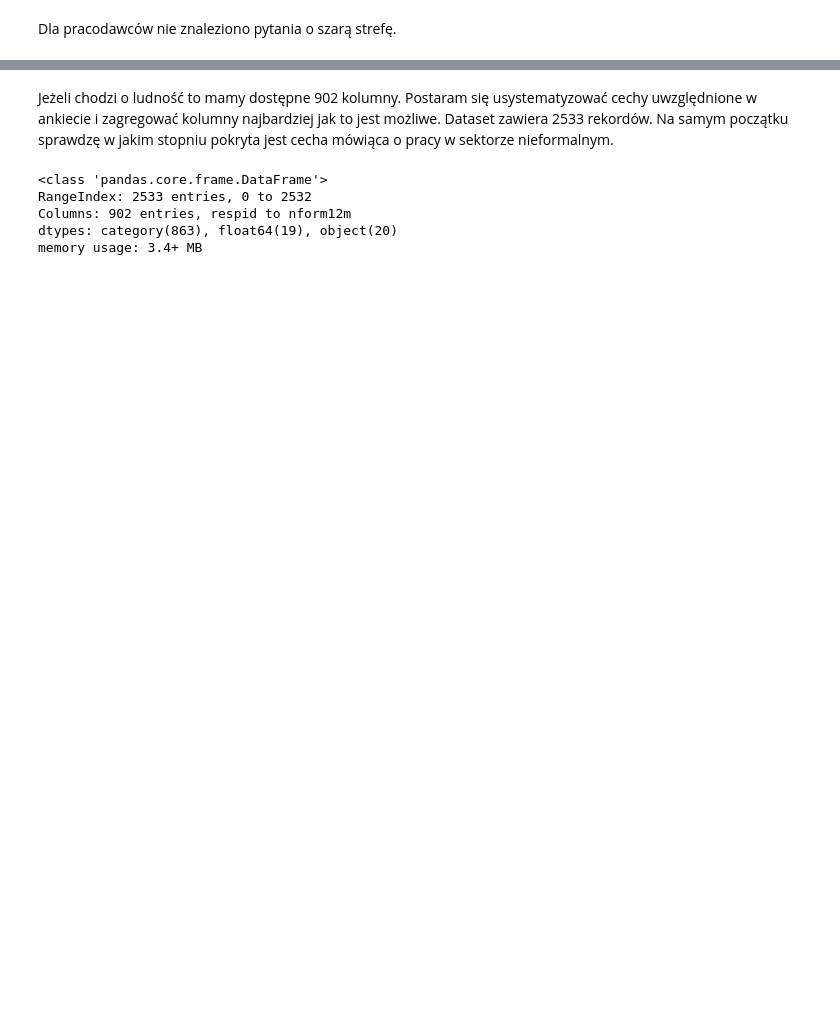
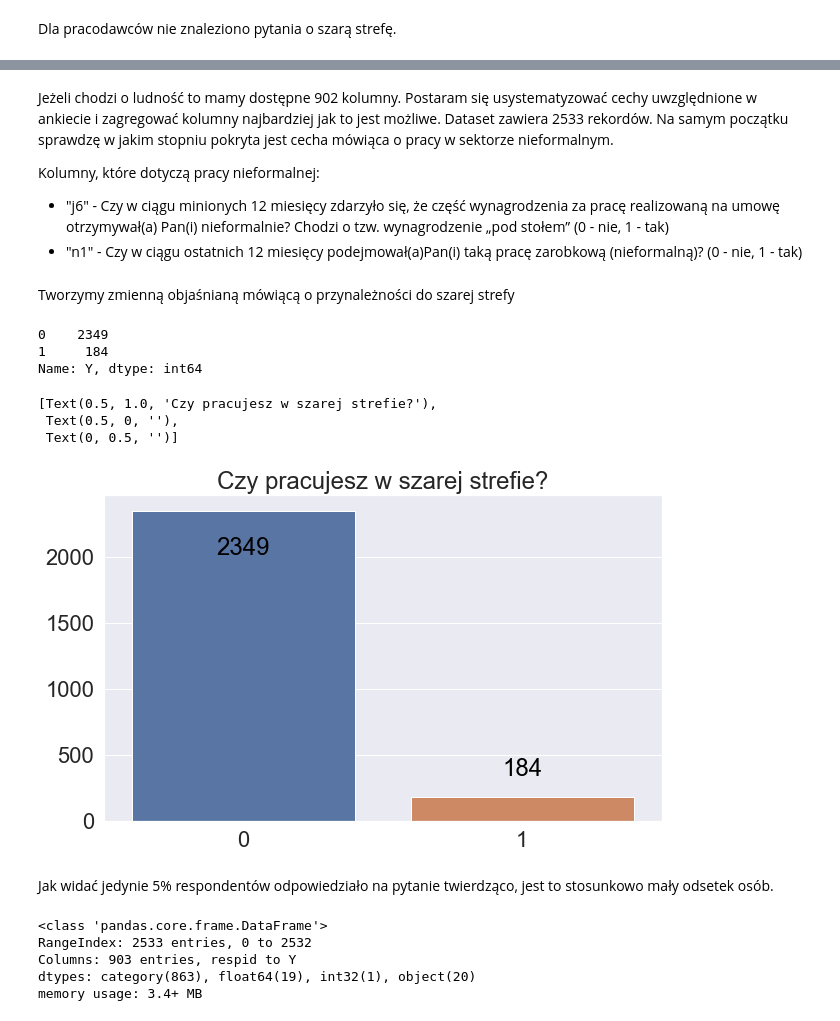
Before and after one commit to Carmui/GUS_ZADANIA, a Jupyter notebook: SHADOW_ECONOMY_FEATURE_CORRELATION/Shadow_Economy_Correlation_Model.ipynb, the cells around one changed output, grey strips where cells are left out. Saved outputs shown, nothing was run; the diff lists cells and outputs as text; code cells hidden in the pictures; blank space fills up the shorter version.

```diff
--- a/SHADOW_ECONOMY_FEATURE_CORRELATION/Shadow_Economy_Correlation_Model.ipynb
+++ b/SHADOW_ECONOMY_FEATURE_CORRELATION/Shadow_Economy_Correlation_Model.ipynb
@@ -22,10 +16,50 @@ Pracodawcy_df.head()
 # %% [markdown]
 Jeżeli chodzi o ludność to mamy dostępne 902 kolumny. Postaram się usystematyzować cechy uwzględnione w ankiecie i zagregować kolumny najbardziej jak to jest możliwe. Dataset zawiera 2533 rekordów. Na samym początku sprawdzę w jakim stopniu pokryta jest cecha mówiąca o pracy w sektorze nieformalnym.
+
+Kolumny, które dotyczą pracy nieformalnej:
+- "j6" - Czy w ciągu minionych 12 miesięcy zdarzyło się, że część wynagrodzenia za pracę realizowaną na umowę otrzymywał(a) Pan(i) nieformalnie? Chodzi o tzw. wynagrodzenie „pod stołem” (0 - nie, 1 - tak)
+- "n1" - Czy w ciągu ostatnich 12 miesięcy podejmował(a)Pan(i) taką pracę zarobkową (nieformalną)? (0 - nie, 1 - tak)
+# %% [markdown]
+Tworzymy zmienną objaśnianą mówiącą o przynależności do szarej strefy
+# %%
+# create a list of our conditions
+conditions = [
+    (Ludnosc_df['j6'] == "tak"),
+    (Ludnosc_df['n1'] == "tak"),
+    (Ludnosc_df['j6'] == "nie"),
+    (Ludnosc_df['n1'] == "nie"),
+    ]
+
+# create a list of the values we want to assign for each condition
+values = [1, 1, 0, 0]
+
+# create a new column and use np.select to assign values to it using our lists as arguments
+Ludnosc_df["Y"]  = np.select(conditions, values)
+# %%
+Ludnosc_df['Y'].value_counts()
+# %% [output]
+0    2349
+1     184
+Name: Y, dtype: int64
+# %%
+fig = plt.figure(figsize = (10, 6))
+sns.set(font_scale = 2)
+ax = sns.countplot(x = "Y", data = Ludnosc_df)
+ax.annotate(f'\n{ax.patches[0].get_height()}', (ax.patches[0].get_x()+0.4, ax.patches[0].get_height()), ha='center', va='top', color='black', size=24)
+ax.annotate(f'\n{ax.patches[1].get_height()}', (ax.patches[1].get_x()+0.4, ax.patches[1].get_height()+500), ha='center', va='top', color='black', size=24)
+ax.set(title = "Czy pracujesz w szarej strefie?", xlabel = "", ylabel = "")
+# %% [output]
+[Text(0.5, 1.0, 'Czy pracujesz w szarej strefie?'),
+ Text(0.5, 0, ''),
+ Text(0, 0.5, '')]
+[figure, added]
+# %% [markdown]
+Jak widać jedynie 5% respondentów odpowiedziało na pytanie twierdząco, jest to stosunkowo mały odsetek osób.
 # %%
 Ludnosc_df.info()
 # %% [output]
 <class 'pandas.core.frame.DataFrame'>
 RangeIndex: 2533 entries, 0 to 2532
-Columns: 902 entries, respid to nform12m
-dtypes: category(863), float64(19), object(20)
+Columns: 903 entries, respid to Y
+dtypes: category(863), float64(19), int32(1), object(20)
 memory usage: 3.4+ MB
```
Also changed, not shown: parts of 89 cells of this notebook.
